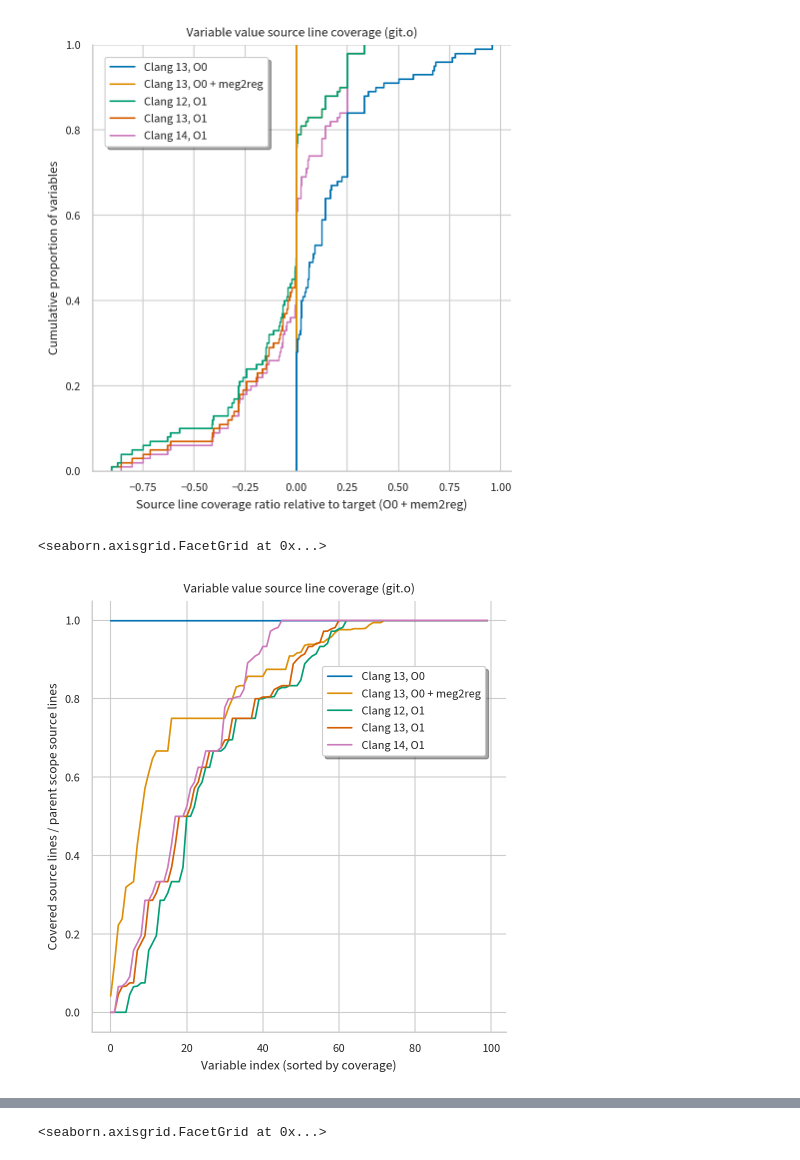
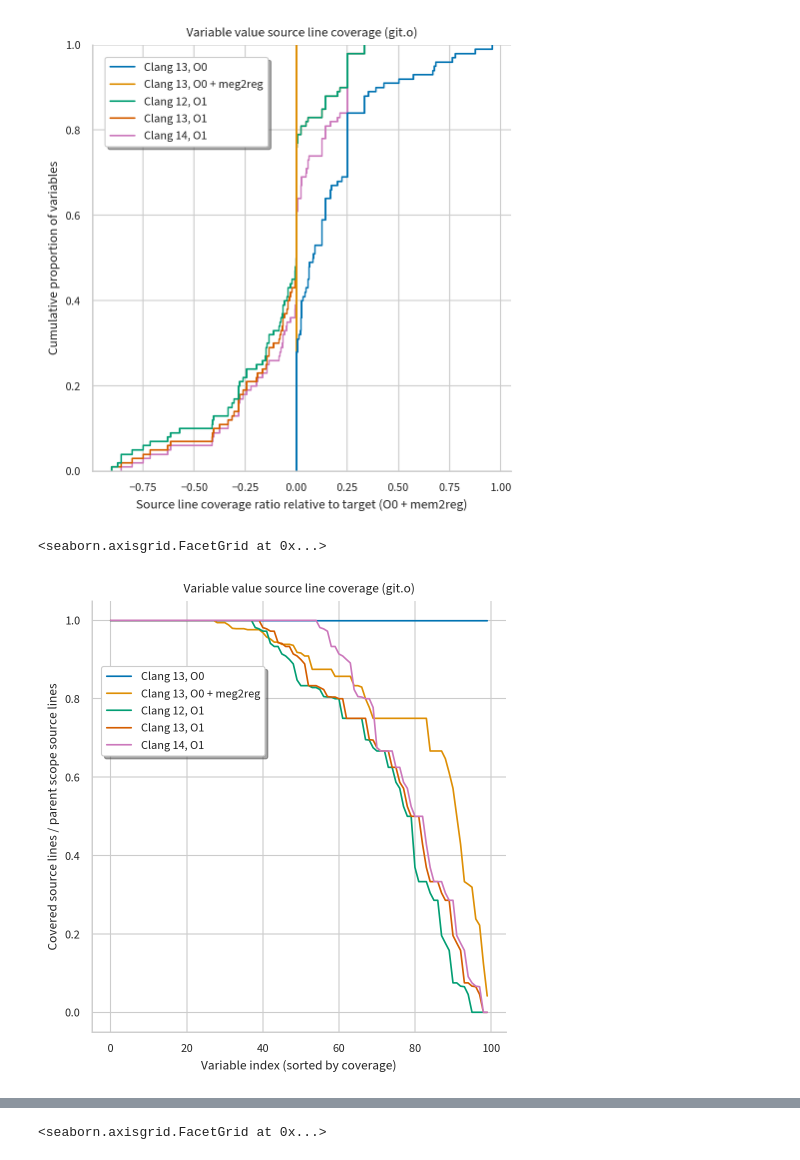
Before and after one commit to jryans/debug-info-metrics-artifact, a Jupyter notebook: data/git/file/git.o.ipynb, the cells around one changed output, grey strips where cells are left out. Saved outputs shown, nothing was run; the diff lists cells and outputs as text; code cells hidden in the pictures.

Commit message:
Use agreed plot style for metrics

```diff
--- a/data/git/file/git.o.ipynb
+++ b/data/git/file/git.o.ipynb
@@ -64,29 +64,29 @@ g.set(
 [figure]
 # %%
 df = pd.read_csv("git.o-distribution.csv")
-df["Order"] = df.sort_values(by="CL / SL").groupby("Variant").cumcount()
+df["Order"] = df.sort_values(by="CL / SL", ascending=False).groupby("Variant").cumcount()
 g = sns.relplot(
   df,
   x="Order",
   y="CL / SL",
   hue="Variant",
   kind="line",
 )
 sns.move_legend(
   g,
-  "center right",
-  bbox_to_anchor=(0.7225, 0.75),
+  "center left",
+  bbox_to_anchor=(0.125, 0.75),
   frameon=True,
   shadow=True,
   title=None,
 )
 g.set(
   title="Variable value source line coverage (git.o)",
   ylabel="Covered source lines / parent scope source lines",
   xlabel="Variable index (sorted by coverage)",
 )
 # %% [output]
 <seaborn.axisgrid.FacetGrid at 0x...>
-[figure, old version]
+[figure, new version]
 # %%
 df = pd.read_csv("git.o-distribution.csv")
```
Also changed, not shown: parts of 1 cell of this notebook, 4 other files.
